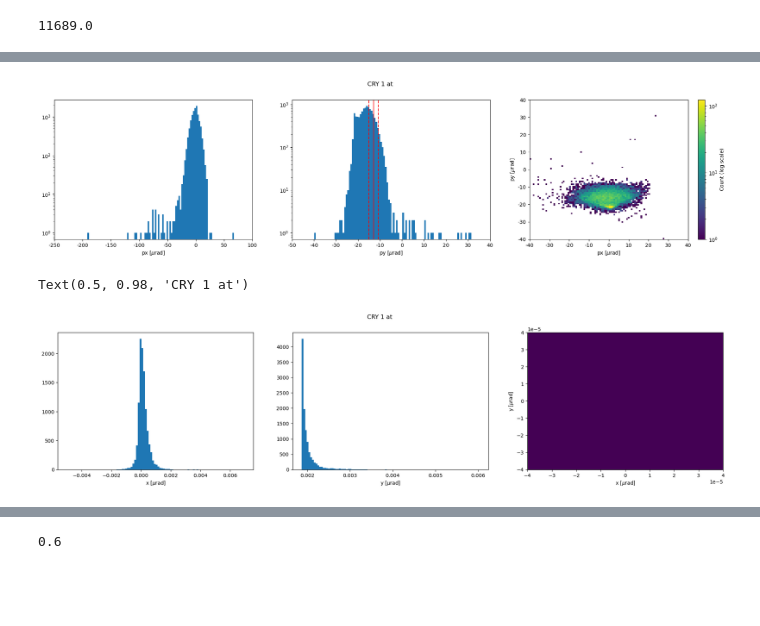
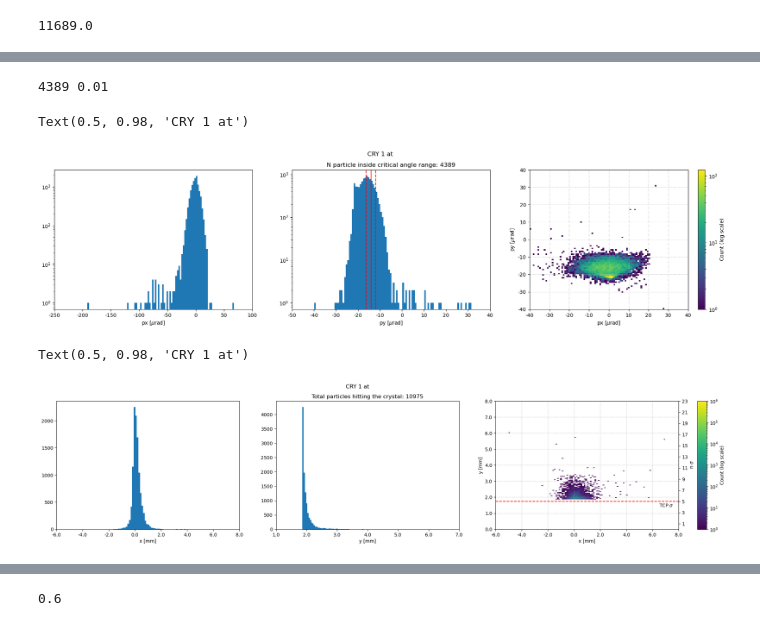
Before and after one commit to chiaramaccani/two_cryst_sim, a Jupyter notebook: Loss_Map_Plots.ipynb, the cells around one changed output, grey strips where cells are left out. Cells and saved outputs as stored; diff of their text form; code cells hidden in the pictures; blank space fills up the shorter version.

Commit message:
X distribution plot

```diff
--- a/Loss_Map_Plots.ipynb
+++ b/Loss_Map_Plots.ipynb
@@ -571,12 +575,13 @@ TCCS_name = 'tccs.5r3.b2'
 beta_y_optics = twiss['bety',TCCS_name]
 alfa_y_optics = twiss['alfy',TCCS_name]
 
-part_ref_dict = json.load(open(file_dict[f'line_b{beam}']))['particle_ref']
-critical_angle = np.sqrt(2*16/(part_ref_dict['p0c'][0]*part_ref_dict['beta0'][0]))
+
+critical_angle = np.sqrt(2*16/(line.particle_ref._xobject.p0c[0]*line.particle_ref._xobject.beta0[0]))
 
 normalized_emittance = 3.5e-6
-emittance_phy = normalized_emittance/(part_ref_dict['beta0'][0]*part_ref_dict['gamma0'][0])
+emittance_phy = normalized_emittance/(line.particle_ref._xobject.beta0[0]*line.particle_ref._xobject.gamma0[0])
+sigma = np.sqrt(emittance_phy*beta_y_optics)
 
-n_sig = 5.5
+n_sig = 6.0
 
 py_central = - n_sig * alfa_y_optics * np.sqrt(emittance_phy/beta_y_optics)
@@ -614,53 +632,76 @@ critical_angle
     ax3.set_ylabel(r'py [$\mu$rad]')
     ax3.set_xticks(ticks=plt.xticks()[0], labels=[f"{x*1e6:.{0}f}" for x in plt.xticks()[0]])
     ax3.set_yticks(ticks=plt.yticks()[0], labels=[f"{y*1e6:.{0}f}" for y in plt.yticks()[0]])
+    ax3.grid(linestyle=':')
     fig1.colorbar(h[3], orientation='vertical', label='Count (log scale)')
+
+
+    chann = len(cry_impact_parts[(cry_impact_parts.py > py_central - critical_angle) & (cry_impact_parts.py < py_central + critical_angle)])
+    print(chann, min(ax2.get_yticks()))
+
+
+    ax2.set_title(f'N particle inside critical angle range: {chann}')
 
     fig1.suptitle('CRY 1 at')
     #ax3.ticklabel_format(style='sci', axis='x', scilimits=(0,0), useMathText=True)
     #ax3.ticklabel_format(style='sci', axis='y'
     # , scilimits=(0,0), useMathText=True)
 
-    fig1.savefig("./Outputdata/impact_angles_test.png")
+    #fig1.savefig("./Outputdata/impact_angles_test.png")
 # %% [output]
+4389 0.01
+Text(0.5, 0.98, 'CRY 1 at')
-[figure, old version]
+[figure, new version]
 # %%
+
+    from mpl_toolkits.axes_grid1.inset_locator import inset_axes
+
+
     fig1 = plt.figure( figsize=(24, 5))
     ax1 = fig1.add_subplot(1,3,1)
     ax1.hist(cry_impact_parts['x'], bins=100)
-    ax1.set_xlabel(r'x [$\mu$rad]')
+    ax1.set_xlabel('x [mm]')
     ax1.set_ylabel("")
     #ax1.set_yscale("log")
-    #precision = 6  # Set the desired precision
-    #ax1.set_xticks(ticks=plt.xticks()[0], labels=[f"{x*1e6:.{0}f}" for x in plt.xticks()[0]])
-    #ax1.ticklabel_format(style='sci', axis='x', scilimits=(0,0), useMathText=True)
+    ax1.set_xticks(ticks=plt.xticks()[0], labels=[f"{x*1e3:.{1}f}" for x in plt.xticks()[0]])
 
 
     ax2 = fig1.add_subplot(1,3,2)
     ax2.hist(cry_impact_parts['y'], bins=100)
-    ax2.set_xlabel(r'y [$\mu$rad]')
-    #ax2.set_ylabel('')
+    ax2.set_xlabel('y [mm]')
+    ax2.set_ylabel('')
     #ax2.set_yscale("log")
-    #ax2.axvline(py_central, color = 'red', linestyle = '-', alpha = 0.8)
-    #ax2.axvline(py_central + critical_angle, color = 'red', linestyle = '--', alpha = 0.9)
-    #ax2.axvline(py_central - critical_angle, color = 'red', linestyle = '--', alpha = 0.9)
-    #ax2.set_xticks(ticks=plt.xticks()[0], labels=[f"{x*1e6:.{0}f}" for x in plt.xticks()[0]])
-    #ax2.ticklabel_format(style='sci', axis='x', scilimits=(0,0), useMathText=True)
+    ax2.set_xticks(ticks=plt.xticks()[0], labels=[f"{x*1e3:.{1}f}" for x in plt.xticks()[0]])
+    ax2.set_title(f'Total particles hitting the crystal: {len(cry_impact_parts)}')
 
     ax3 = fig1.add_subplot(1,3,3)
-    h = ax3.hist2d(cry_impact_parts['x'], cry_impact_parts['y'], bins=100, norm=matplotlib.colors.LogNorm(), range = ([-40e-6, 40e-6], [-40e-6,40e-6]))
-    ax3.set_xlabel(r'x [$\mu$rad]')
-    ax3.set_ylabel(r'y [$\mu$rad]')
-    #ax3.set_xticks(ticks=plt.xticks()[0], labels=[f"{x*1e6:.{0}f}" for x in plt.xticks()[0]])
-    #ax3.set_yticks(ticks=plt.yticks()[0], labels=[f"{y*1e6:.{0}f}" for y in plt.yticks()[0]])
-    #fig1.colorbar(h[3], orientation='vertical', label='Count (log scale)')
+    h = ax3.hist2d(cry_impact_parts['x'], cry_impact_parts['y'], bins=100, norm=matplotlib.colors.LogNorm(vmin = 1, vmax = 1e6))#, range = ([-40e-6, 40e-6], [-40e-6,40e-6]))
+    ax3.set_xlabel(r'x [mm]')
+    ax3.set_ylim(0,0.008)
+    ax3.set_ylabel(r'y [mm]')
+    ax3.set_xticks(ticks=plt.xticks()[0], labels=[f"{x*1e3:.{1}f}" for x in plt.xticks()[0]])
+    ax3.set_yticks(ticks=plt.yticks()[0], labels=[f"{y*1e3:.{1}f}" for y in plt.yticks()[0]])
+
+    axins = inset_axes(ax3, height="100%",  width="5%", loc='right', borderpad=-6 )
+
+    fig1.colorbar(h[3], cax=axins, orientation='vertical', label='Count (log scale)')
+
+
+    ax3_tw = ax3.twinx()
+    ticks = np.arange(1, max(ax3.get_yticks())/sigma+1, 2.0)
+
+    ax3_tw.set_yticks(ticks)
+    #ax3_tw.set_ybound(ax3.get_ybound())
+    ax3_tw.set_ylabel(r' n $\sigma$')
+    #ax3_tw.set_yticklabels([f"{x /sigma :.{0}f}"  for x in ticks])
+    ax3_tw.axhline(5, color = 'r', linestyle = '--')
+    ax3_tw.text( max(ax3.get_xticks())-1.5e-3, 4, r'TCP $\sigma$')
+    ax3.grid(linestyle=':')
 
     fig1.suptitle('CRY 1 at')
-    #ax3.ticklabel_format(style='sci', axis='x', scilimits=(0,0), useMathText=True)
-    #ax3.ticklabel_format(style='sci', axis='y'
-    # , scilimits=(0,0), useMathText=True)
+
 
     #fig1.savefig("./Outputdata/impact_position_test.png")
 # %% [output]
 Text(0.5, 0.98, 'CRY 1 at')
-[figure, old version]
+[figure, new version]
```
Also changed, not shown: parts of 9 cells of this notebook, 31 other files.
